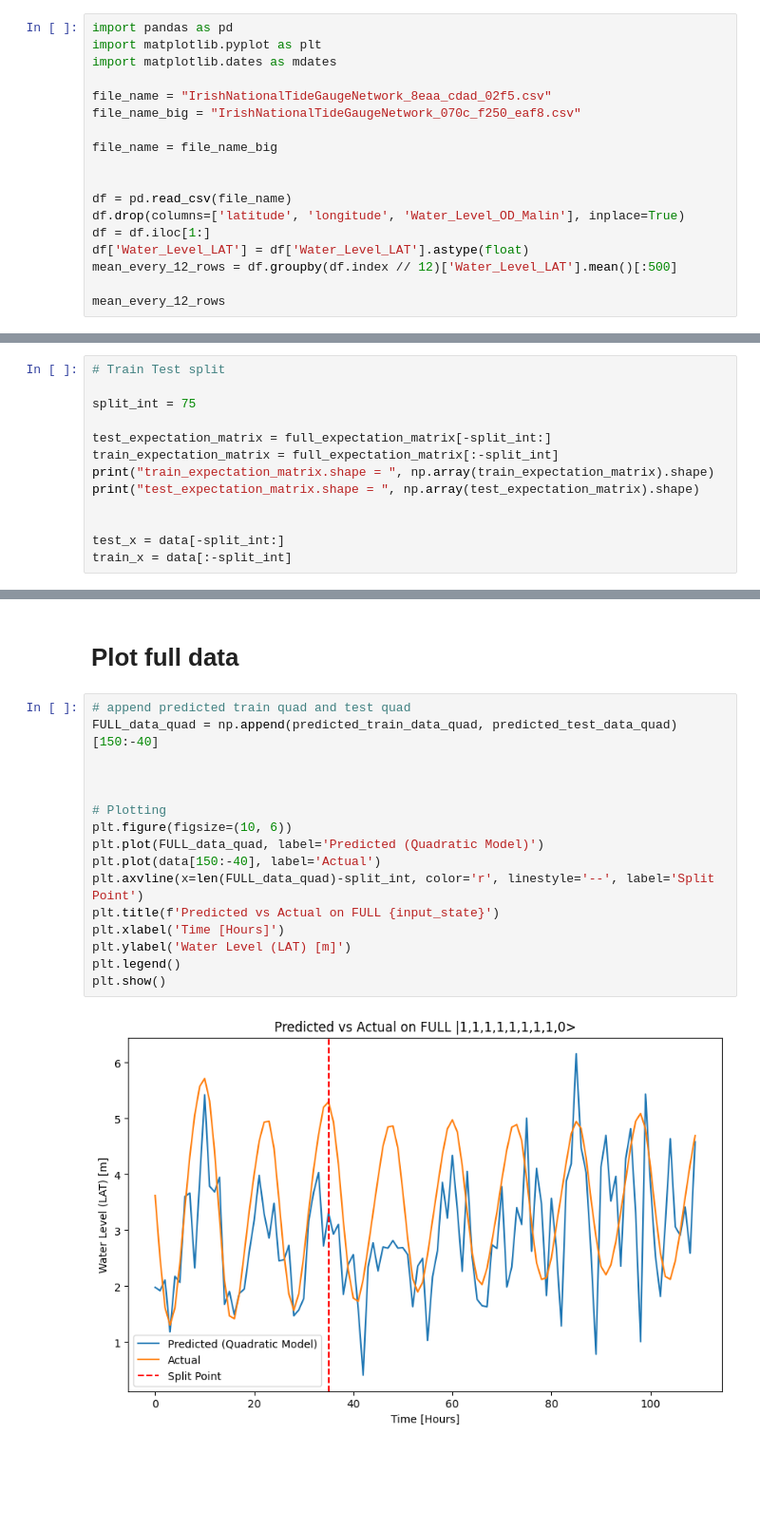
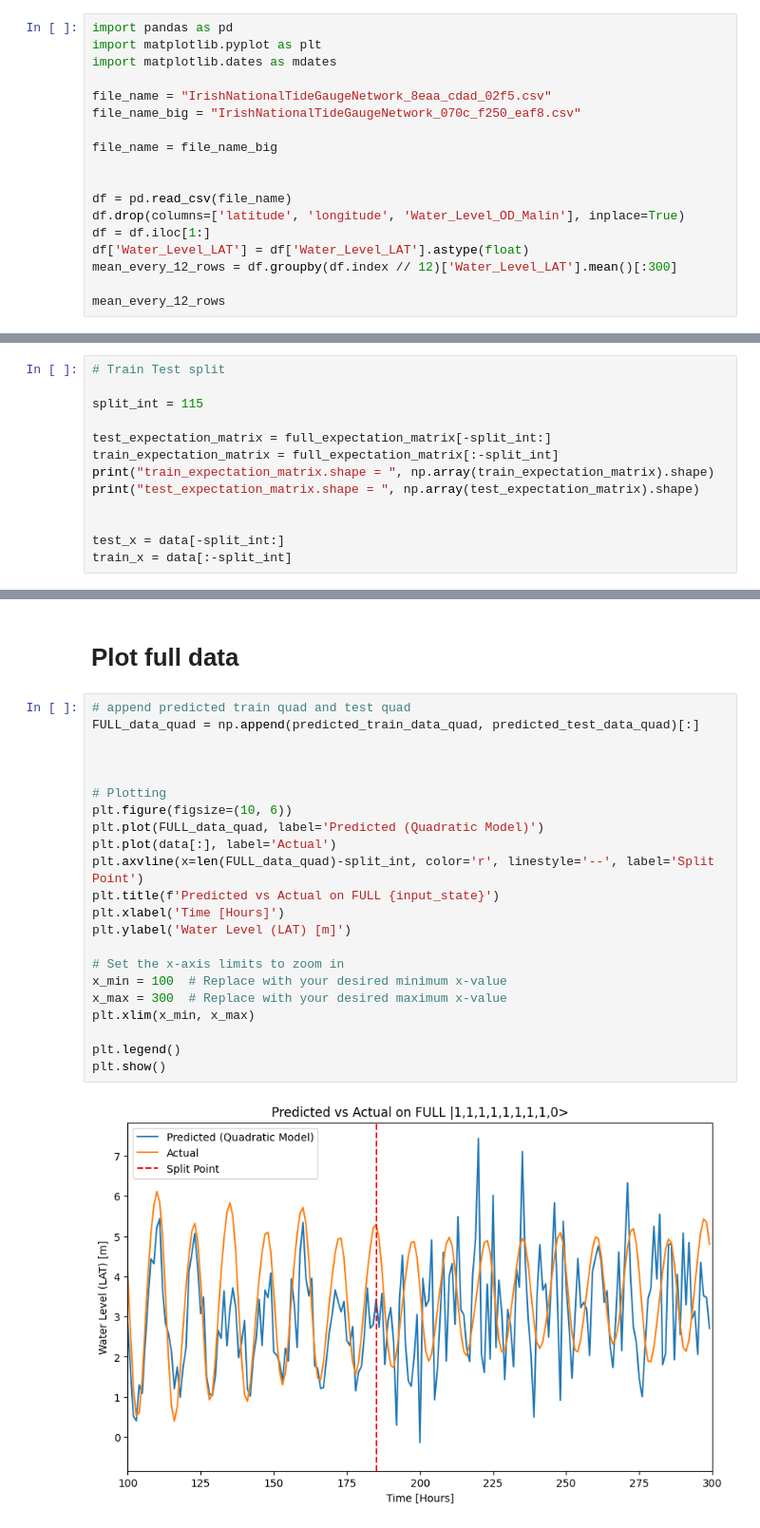
Before and after one commit to MauriceDHanisch/LOQCathon_qReservoir, a Jupyter notebook: RC_Method_1/Tide_predictor/quad_fit_regul_correct_split.ipynb, the cells around one changed output, grey strips where cells are left out. Shown at 95% size. Cells and saved outputs as stored; diff of their text form; blank space fills up the shorter version.

Commit message:
correct zoom + red line

```diff
--- a/RC_Method_1/Tide_predictor/quad_fit_regul_correct_split.ipynb
+++ b/RC_Method_1/Tide_predictor/quad_fit_regul_correct_split.ipynb
@@ -18,7 +18,7 @@ df = pd.read_csv(file_name)
 df.drop(columns=['latitude', 'longitude', 'Water_Level_OD_Malin'], inplace=True)
 df = df.iloc[1:]
 df['Water_Level_LAT'] = df['Water_Level_LAT'].astype(float)
-mean_every_12_rows = df.groupby(df.index // 12)['Water_Level_LAT'].mean()[:500]
+mean_every_12_rows = df.groupby(df.index // 12)['Water_Level_LAT'].mean()[:300]
 
 mean_every_12_rows
 # %% [output]
@@ -126,7 +128,7 @@ print("expectations_matrix.shape = ", np.array(full_expectation_matrix).shape)
 # %%
 # Train Test split
 
-split_int = 75
+split_int = 115
 
 test_expectation_matrix = full_expectation_matrix[-split_int:]
 train_expectation_matrix = full_expectation_matrix[:-split_int]
@@ -244,19 +230,25 @@ plt.show()
 # Plot full data
 # %%
 # append predicted train quad and test quad
-FULL_data_quad = np.append(predicted_train_data_quad, predicted_test_data_quad)[150:-40]
+FULL_data_quad = np.append(predicted_train_data_quad, predicted_test_data_quad)[:]
 
 
 
 # Plotting
 plt.figure(figsize=(10, 6))
 plt.plot(FULL_data_quad, label='Predicted (Quadratic Model)')
-plt.plot(data[150:-40], label='Actual')
+plt.plot(data[:], label='Actual')
 plt.axvline(x=len(FULL_data_quad)-split_int, color='r', linestyle='--', label='Split Point')
 plt.title(f'Predicted vs Actual on FULL {input_state}')
 plt.xlabel('Time [Hours]')
 plt.ylabel('Water Level (LAT) [m]')
+
+# Set the x-axis limits to zoom in
+x_min = 100  # Replace with your desired minimum x-value
+x_max = 300  # Replace with your desired maximum x-value
+plt.xlim(x_min, x_max)
+
 plt.legend()
 plt.show()
 # %% [output]
-[figure, old version]
+[figure, new version]
```
Also changed, not shown: parts of 13 cells of this notebook.
